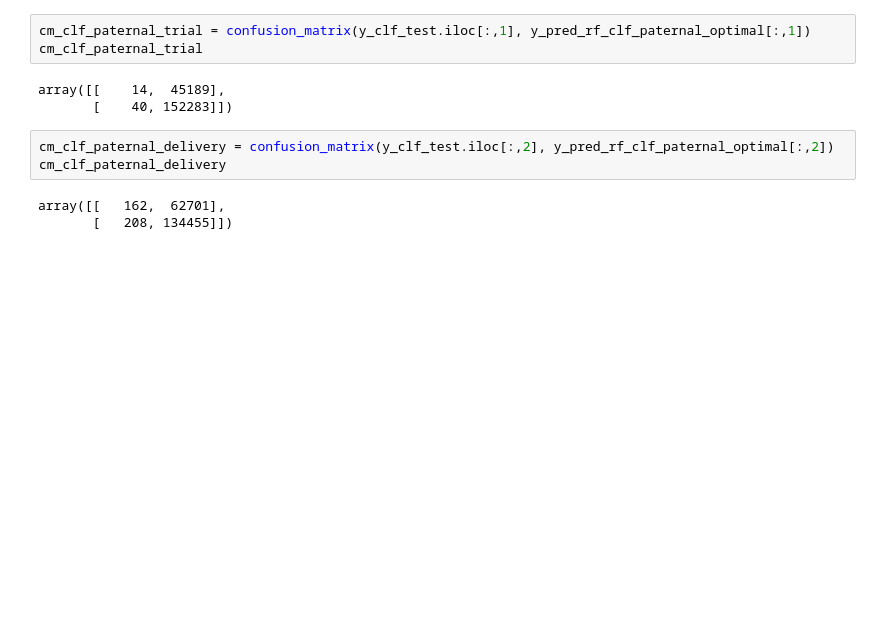
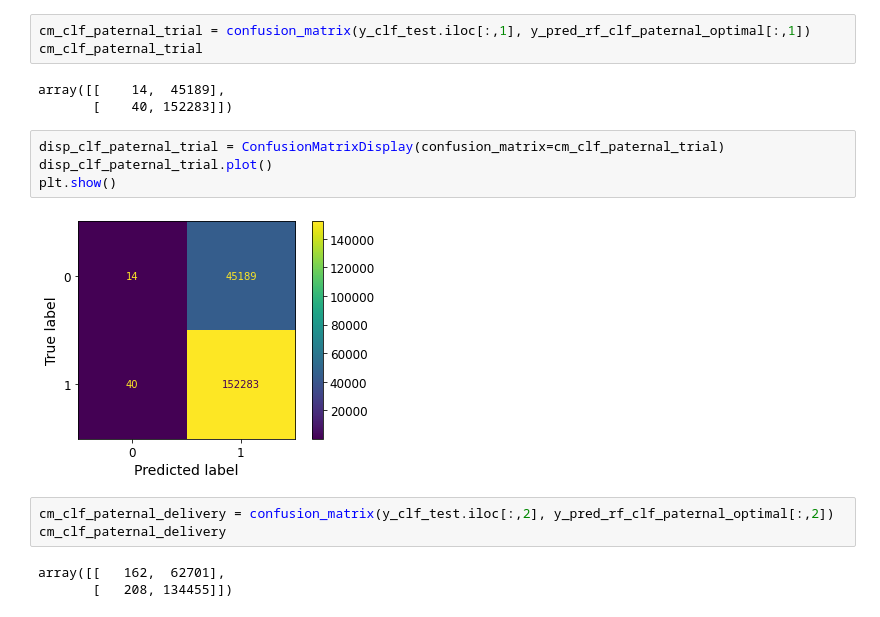
Before and after one commit to beckyeng226/CapstoneProject, a Jupyter notebook: Capstone_Project_Live_Birth_Data_Working_File_2_1_23.ipynb, the cells around one changed output. Drawn from its saved outputs; the diff is of its cells as text; blank space fills up the shorter version.

```diff
--- a/Capstone_Project_Live_Birth_Data_Working_File_2_1_23.ipynb
+++ b/Capstone_Project_Live_Birth_Data_Working_File_2_1_23.ipynb
@@ -757,6 +763,12 @@ cm_clf_paternal_trial
 # %% [output]
 array([[    14,  45189],
        [    40, 152283]])
+# %%
+disp_clf_paternal_trial = ConfusionMatrixDisplay(confusion_matrix=cm_clf_paternal_trial)
+disp_clf_paternal_trial.plot()
+plt.show()
+# %% [output]
+[figure, added]
 # %%
 cm_clf_paternal_delivery = confusion_matrix(y_clf_test.iloc[:,2], y_pred_rf_clf_paternal_optimal[:,2])
 cm_clf_paternal_delivery
```
Also changed, not shown: parts of 12 cells of this notebook.
